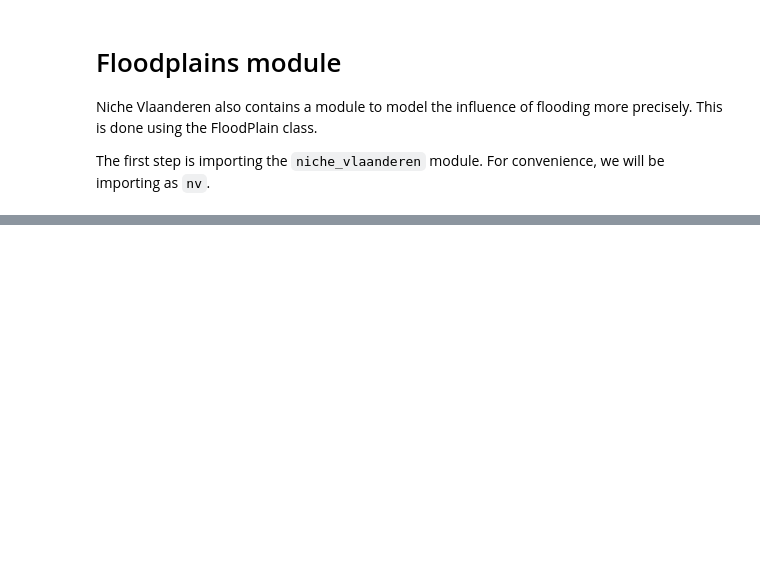
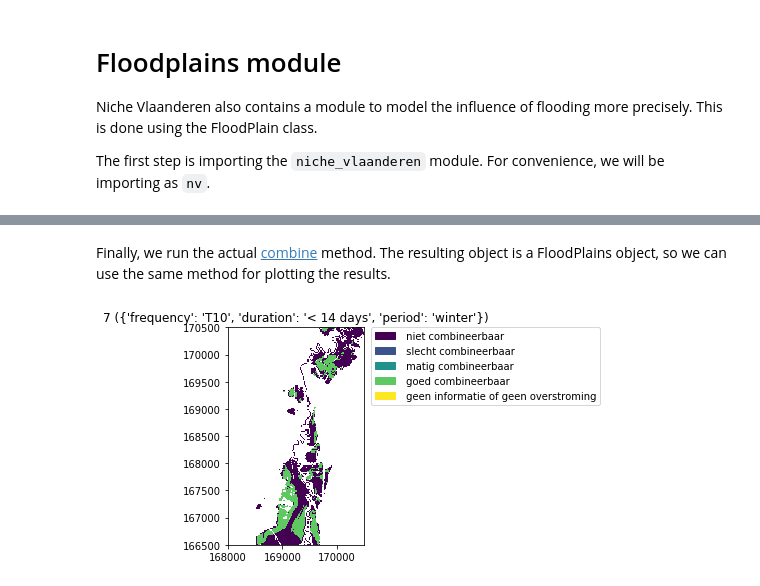
Before and after one commit to inbo/niche_vlaanderen, a Jupyter notebook: docs/floodplain.ipynb, the cells around one changed output, grey strips where cells are left out. Saved outputs shown, nothing was run; the diff lists cells and outputs as text; code cells hidden in the pictures; blank space fills up the shorter version.

```diff
--- a/docs/floodplain.ipynb
+++ b/docs/floodplain.ipynb
@@ -64,4 +90,8 @@ z = fp.combine(myniche)
+# %% [markdown]
+Finally, we run the actual [combine](https://inbo.github.io/niche_vlaanderen/lowlevel.html#niche_vlaanderen.FloodPlain.combine) method. The resulting object is a FloodPlains object, so we can use the same method for plotting the results.
 # %%
-
-z.plot(7)
+combined = fp.combine(myniche)
+combined.plot(7)
 plt.show()
+# %% [output]
+[figure, added]
```
Also changed, not shown: parts of 13 cells of this notebook, 1 other file.
